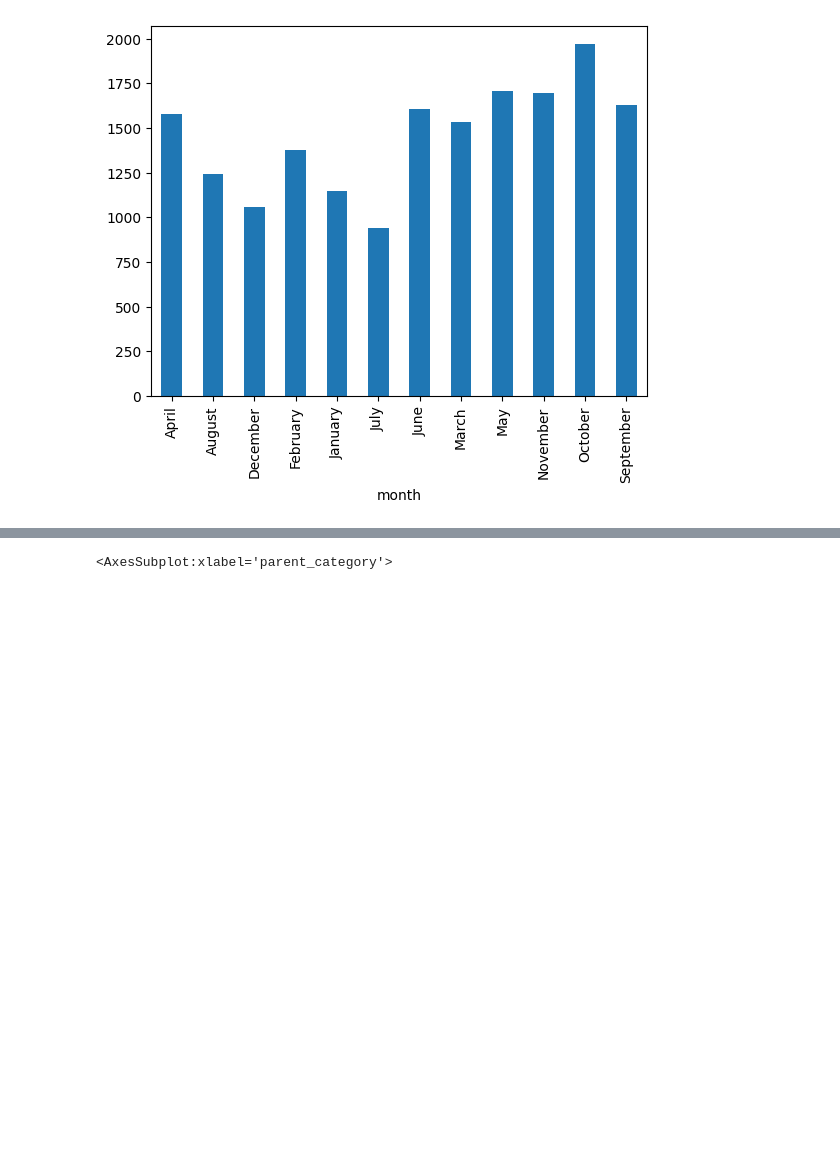
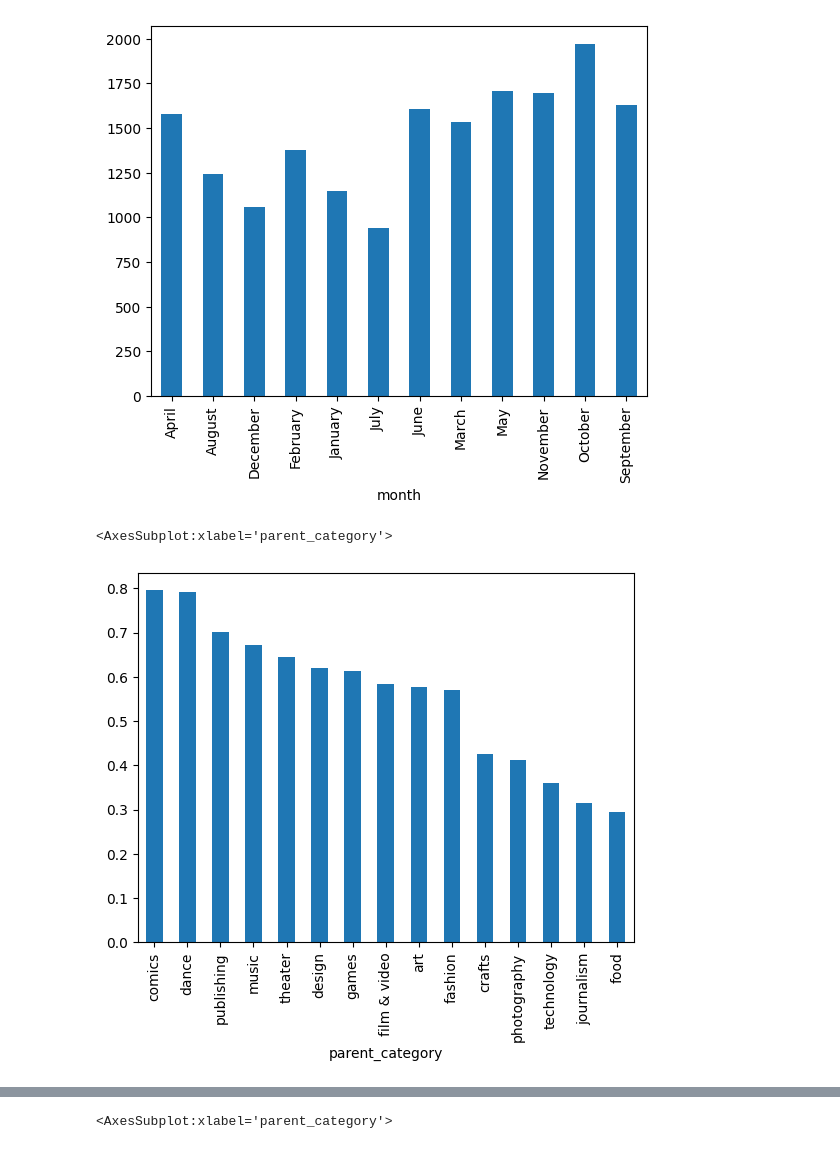
Before and after one commit to joshuadbeil/kickstarter_challenge, a Jupyter notebook: 04-Visualisations.ipynb, the cells around one changed output, grey strips where cells are left out. Saved outputs shown, nothing was run; the diff lists cells and outputs as text; code cells hidden in the pictures; blank space fills up the shorter version.

```diff
--- a/04-Visualisations.ipynb
+++ b/04-Visualisations.ipynb
@@ -154,3 +154,10 @@ df.groupby('month').usd_pledged.median().plot(kind='bar')
 # %% [output]
 <AxesSubplot:xlabel='month'>
 [figure]
+# %%
+test = df.query('state == 1').groupby(['parent_category']).size() / df.groupby(['parent_category']).size()
+# %%
+test.sort_values(ascending=False).plot(kind = 'bar')
+# %% [output]
+<AxesSubplot:xlabel='parent_category'>
+[figure, added]
```
Also changed, not shown: parts of 9 cells of this notebook, 1 other file.
